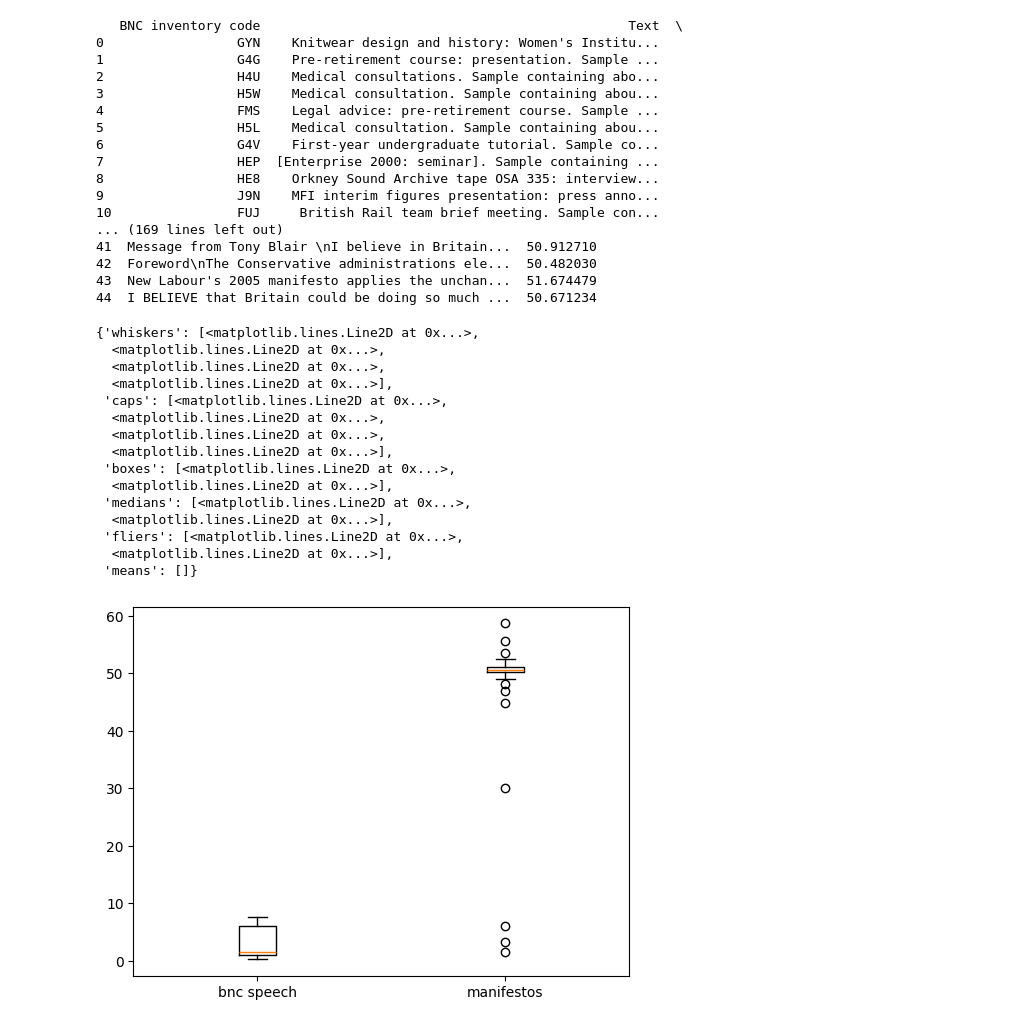
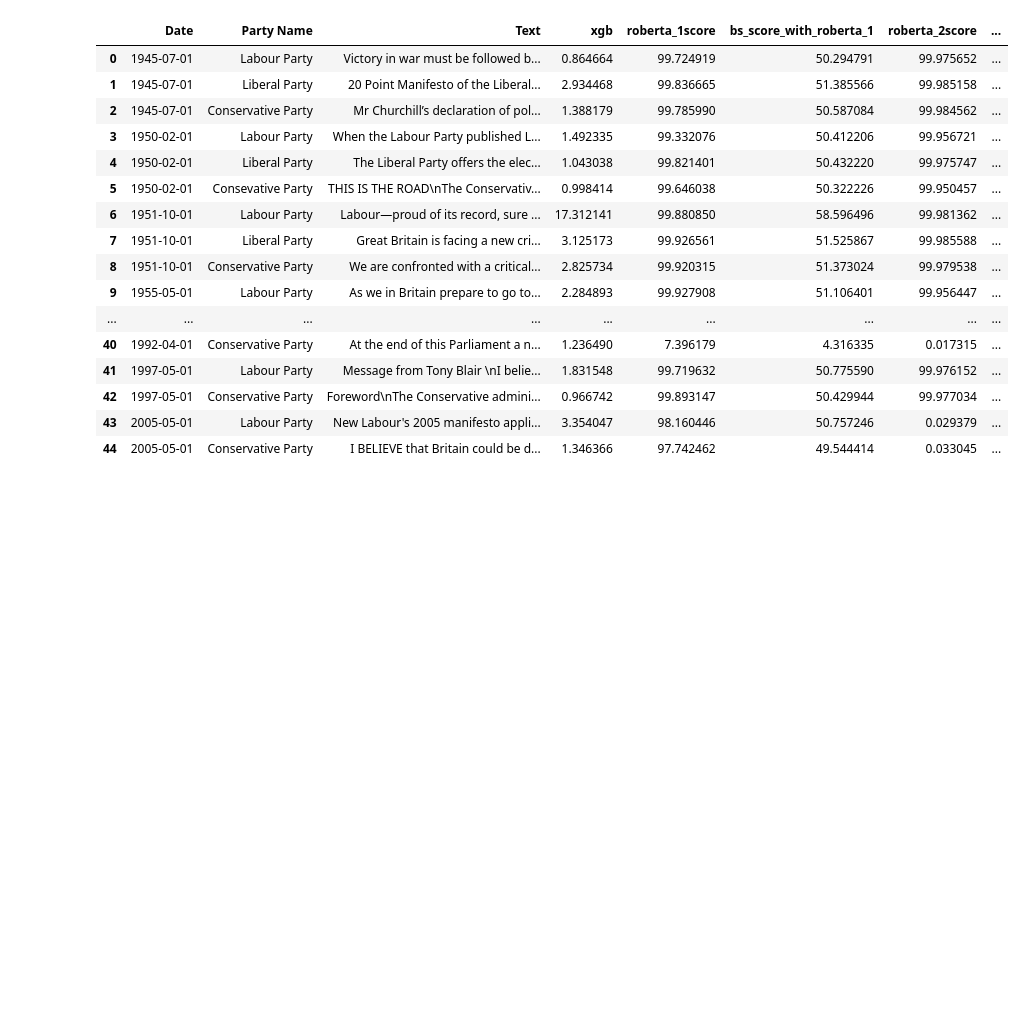
Before and after one commit to The-H4CKER/bs-meter, a Jupyter notebook: model_testing/political_text_test.ipynb, the cells around one changed output. Saved outputs shown, nothing was run; the diff lists cells and outputs as text; code cells hidden in the pictures; blank space fills up the shorter version.

```diff
--- a/model_testing/political_text_test.ipynb
+++ b/model_testing/political_text_test.ipynb
@@ -17,5 +20,6 @@ def get_bs_score(text):
 # %%
 dataset_path = "dataset/test_data/"
+model_paths = "model_training/"
 manifestos = pandas.read_excel(dataset_path + "uk_manifestos.xlsx")
 bnc_speech = pandas.read_excel(dataset_path + "bnc_speech.xlsx")
 
@@ -29,42 +33,35 @@ for code in bnc_speech["BNC inventory code"]:
 
 bnc_speech["Text"] = aux_arr
 
-bnc_speech['bs_score'] = bnc_speech["Text"].apply(get_bs_score)
-manifestos['bs_score'] = manifestos["Text"].apply(get_bs_score)
-print(bnc_speech, manifestos)
-
-plt.boxplot([bnc_speech['bs_score'], manifestos['bs_score']], labels=['bnc speech', 'manifestos'])
+for i in range(1,7):
+     model_path = model_paths + "Roberta_Model_testing_" + str(i)
+     result = bnc_speech["Text"].apply(get_bs_score, args = [model_path])
+     df = pandas.DataFrame.from_records(result,columns= ["xgb","roBERTa","bs-score"])
+     bnc_speech["xgb"] = df['xgb']
+     bnc_speech["roBERTa_" + str(i) + "score"] = df['roBERTa']
+     bnc_speech['bs_score_with_roBERTa_' + str(i)] = df["bs-score"]
+     result = manifestos["Text"].apply(get_bs_score, args = [model_path])
+     df = pandas.DataFrame.from_records(result,columns= ["xgb","roBERTa","bs-score"])
+     manifestos["xgb"] = df["xgb"]
+     manifestos["roberta_" + str(i) + "score"] = df["roBERTa"]
+     manifestos['bs_score_with_roberta_' + str(i)] = df["bs-score"]
-# %% [output]
-   BNC inventory code                                               Text  \
-0                 GYN    Knitwear design and history: Women's Institu...
-1                 G4G    Pre-retirement course: presentation. Sample ...
-2                 H4U    Medical consultations. Sample containing abo...
-3                 H5W    Medical consultation. Sample containing abou...
-4                 FMS    Legal advice: pre-retirement course. Sample ...
-5                 H5L    Medical consultation. Sample containing abou...
-6                 G4V    First-year undergraduate tutorial. Sample co...
-7                 HEP  [Enterprise 2000: seminar]. Sample containing ...
-8                 HE8    Orkney Sound Archive tape OSA 335: interview...
-9                 J9N    MFI interim figures presentation: press anno...
-10                FUJ     British Rail team brief meeting. Sample con...
-... (169 lines left out)
-41  Message from Tony Blair \nI believe in Britain...  50.912710
-42  Foreword\nThe Conservative administrations ele...  50.482030
-43  New Labour's 2005 manifesto applies the unchan...  51.674479
-44  I BELIEVE that Britain could be doing so much ...  50.671234
-{'whiskers': [<matplotlib.lines.Line2D at 0x...>,
-  <matplotlib.lines.Line2D at 0x...>,
-  <matplotlib.lines.Line2D at 0x...>,
-  <matplotlib.lines.Line2D at 0x...>],
- 'caps': [<matplotlib.lines.Line2D at 0x...>,
-  <matplotlib.lines.Line2D at 0x...>,
-  <matplotlib.lines.Line2D at 0x...>,
-  <matplotlib.lines.Line2D at 0x...>],
- 'boxes': [<matplotlib.lines.Line2D at 0x...>,
-  <matplotlib.lines.Line2D at 0x...>],
- 'medians': [<matplotlib.lines.Line2D at 0x...>,
-  <matplotlib.lines.Line2D at 0x...>],
- 'fliers': [<matplotlib.lines.Line2D at 0x...>,
-  <matplotlib.lines.Line2D at 0x...>],
- 'means': []}
-[figure, removed]
+# %%
+manifestos
+# %% [output]
+|  | Date | Party Name | Text | xgb | roberta_1score | bs_score_with_roberta_1 | roberta_2score | ... |
+| 0 | 1945-07-01 | Labour Party | Victory in war must be followed b... | 0.864664 | 99.724919 | 50.294791 | 99.975652 | ... |
+| 1 | 1945-07-01 | Liberal Party | 20 Point Manifesto of the Liberal... | 2.934468 | 99.836665 | 51.385566 | 99.985158 | ... |
+| 2 | 1945-07-01 | Conservative Party | Mr Churchill’s declaration of pol... | 1.388179 | 99.785990 | 50.587084 | 99.984562 | ... |
+| 3 | 1950-02-01 | Labour Party | When the Labour Party published L... | 1.492335 | 99.332076 | 50.412206 | 99.956721 | ... |
+| 4 | 1950-02-01 | Liberal Party | The Liberal Party offers the elec... | 1.043038 | 99.821401 | 50.432220 | 99.975747 | ... |
+| 5 | 1950-02-01 | Consevative Party | THIS IS THE ROAD\nThe Conservativ... | 0.998414 | 99.646038 | 50.322226 | 99.950457 | ... |
+| 6 | 1951-10-01 | Labour Party | Labour—proud of its record, sure ... | 17.312141 | 99.880850 | 58.596496 | 99.981362 | ... |
+| 7 | 1951-10-01 | Liberal Party | Great Britain is facing a new cri... | 3.125173 | 99.926561 | 51.525867 | 99.985588 | ... |
+| 8 | 1951-10-01 | Conservative Party | We are confronted with a critical... | 2.825734 | 99.920315 | 51.373024 | 99.979538 | ... |
+| 9 | 1955-05-01 | Labour Party | As we in Britain prepare to go to... | 2.284893 | 99.927908 | 51.106401 | 99.956447 | ... |
+| ... | ... | ... | ... | ... | ... | ... | ... | ... |
+| 40 | 1992-04-01 | Conservative Party | At the end of this Parliament a n... | 1.236490 | 7.396179 | 4.316335 | 0.017315 | ... |
+| 41 | 1997-05-01 | Labour Party | Message from Tony Blair \nI belie... | 1.831548 | 99.719632 | 50.775590 | 99.976152 | ... |
+| 42 | 1997-05-01 | Conservative Party | Foreword\nThe Conservative admini... | 0.966742 | 99.893147 | 50.429944 | 99.977034 | ... |
+| 43 | 2005-05-01 | Labour Party | New Labour's 2005 manifesto appli... | 3.354047 | 98.160446 | 50.757246 | 0.029379 | ... |
+| 44 | 2005-05-01 | Conservative Party | I BELIEVE that Britain could be d... | 1.346366 | 97.742462 | 49.544414 | 0.033045 | ... |
```
Also changed, not shown: parts of 4 cells of this notebook, 2 other files.
